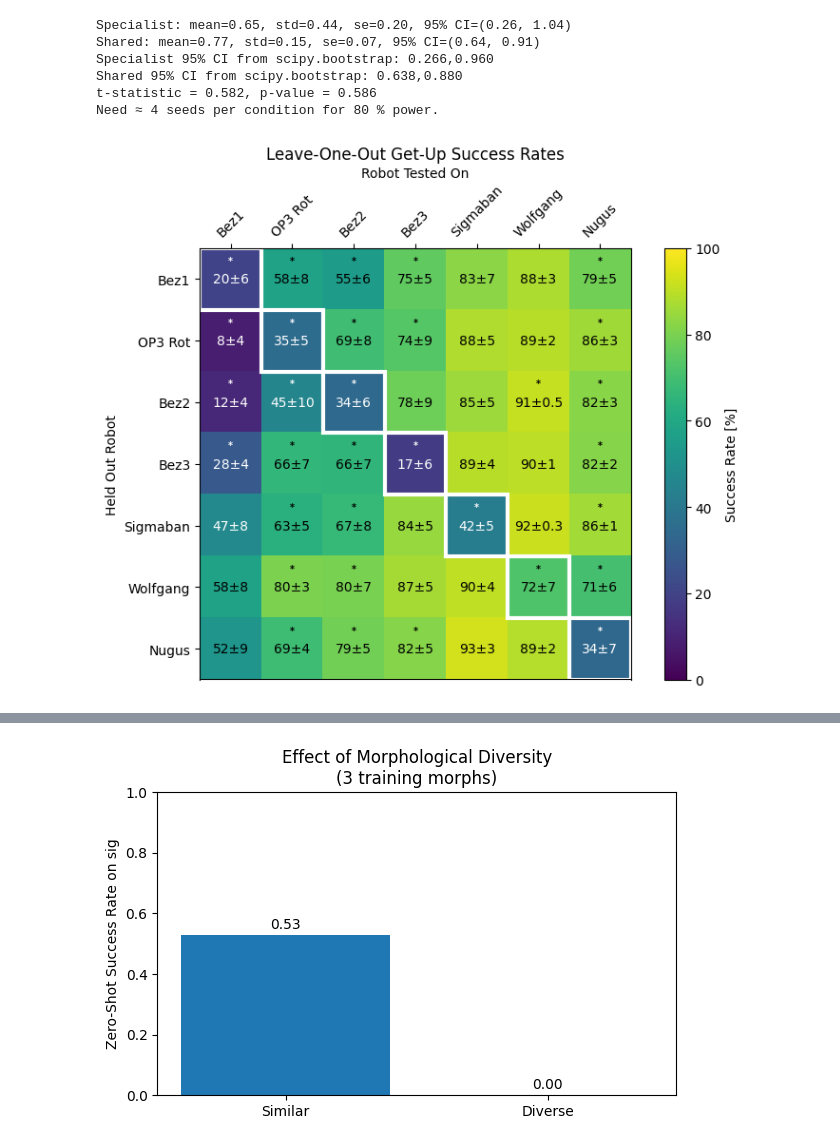
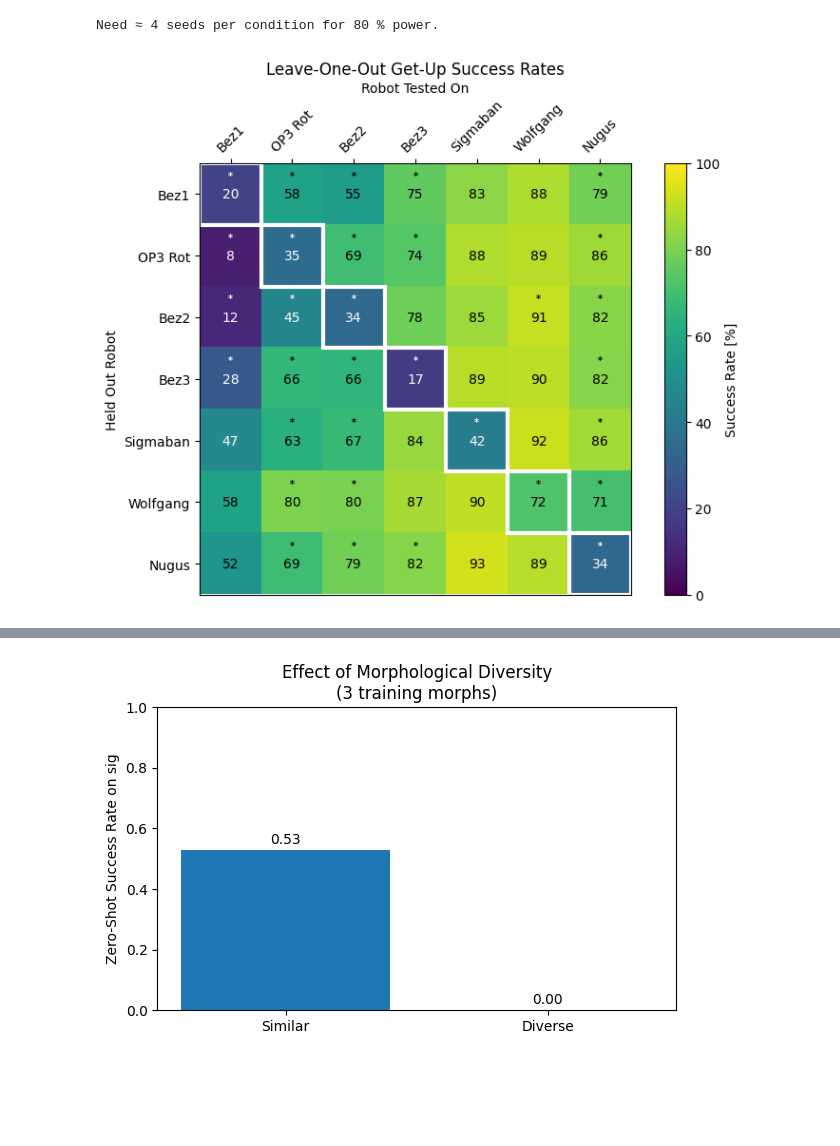
Before and after one commit to utra-robosoccer/unified-humanoid-getup, a Jupyter notebook: frasa_env/plots.ipynb, the cells around one changed output, grey strips where cells are left out. Drawn from its saved outputs; the diff is of its cells as text; code cells hidden in the pictures; blank space fills up the shorter version.

```diff
--- a/frasa_env/plots.ipynb
+++ b/frasa_env/plots.ipynb
@@ -101,48 +101,6 @@ array([[20.1, 57.8, 55.1, 75.4, 82.7, 87.7, 78.7],
        [57.5, 80.3, 80. , 86.6, 90.4, 72.5, 70.7],
        [52. , 69.1, 78.8, 82. , 93. , 88.9, 33.7]])
 # %%
-from scipy import stats
-from scipy.stats import bootstrap
-
-returns_specialist = [0.38,
-0.97,
-0.00,
-0.95,
-0.96]
-returns_shared = [
-    0.92,
-0.90,
-0.66,
-0.82,
-0.57,
-
-]
-def compute_mean(data, name):
-    mean = np.mean(data)
-    std = np.std(data, ddof=1)            # sample standard deviation
-    n = len(data)
-    #sem = std / np.sqrt(n)
-    sem = stats.sem(data)   # standard error of the mean
-    # 95% confidence interval assuming normality:
-    res = bootstrap((returns_specialist,), np.mean, confidence_level=0.95, n_resamples=10000, method='BCa')
-    ci_low = res.confidence_interval.low
-    ci_high = res.confidence_interval.high
-    print(f"{name}: mean={mean:.3f}, std={std:.3f}, se={sem:.3f}, 95% CI=({ci_low:.3f}, {ci_high:.3f})")
-    return mean, std, sem, ci_low, ci_high
-
-compute_mean(returns_specialist, "Specialist")
-compute_mean(returns_shared, "Shared")
-
-res = bootstrap((returns_specialist,), np.mean, confidence_level=0.95, n_resamples=10000, method='BCa')
-print(f"Specialist 95% CI from scipy.bootstrap: {res.confidence_interval.low:.3f},{res.confidence_interval.high:.3f}")
-res = bootstrap((returns_shared,), np.mean, confidence_level=0.95, n_resamples=10000, method='BCa')
-print(f"Shared 95% CI from scipy.bootstrap: {res.confidence_interval.low:.3f},{res.confidence_interval.high:.3f}")
-
-
-
-t_stat, p_val = stats.ttest_ind(returns_shared, returns_specialist, equal_var=False)
-print(f"t-statistic = {t_stat:.3f}, p-value = {p_val:.3f}")
-
 
 # bootstrap-based power analysis
 from statsmodels.stats.power import TTestIndPower
@@ -157,11 +115,6 @@ n_per_group = analysis.solve_power(effect_size=effect_size,
 
 print(f"Need ≈ {np.ceil(n_per_group):.0f} seeds per condition for 80 % power.")
 # %% [output]
-Specialist: mean=0.65, std=0.44, se=0.20, 95% CI=(0.26, 1.04)
-Shared: mean=0.77, std=0.15, se=0.07, 95% CI=(0.64, 0.91)
-Specialist 95% CI from scipy.bootstrap: 0.266,0.960
-Shared 95% CI from scipy.bootstrap: 0.638,0.880
-t-statistic = 0.582, p-value = 0.586
 Need ≈ 4 seeds per condition for 80 % power.
 # %%
 
@@ -184,10 +137,10 @@ plt.setp(ax.get_xticklabels(), rotation=45, ha="center")
 for i in range(len(robots)):
     for j in range(len(robots)):
         if int(loo_data[i,j,2]) == 0:
-            ax.text(j, i, f"{loo_data[i,j,0]:.0f}±{loo_data[i,j,2]:.1f}", ha="center", va="center",
+            ax.text(j, i, f"{loo_data[i,j,0]:.0f}", ha="center", va="center",
                 color="w" if loo_data[i,j,0] < 50 else "black")#, fontsize=8)
         else:
-            ax.text(j, i, f"{loo_data[i,j,0]:.0f}±{loo_data[i,j,2]:.0f}", ha="center", va="center",
+            ax.text(j, i, f"{loo_data[i,j,0]:.0f}", ha="center", va="center",
                     color="w" if loo_data[i,j,0] < 50 else "black")#, fontsize=8)
 
 
@@ -195,39 +148,39 @@ for i in range(len(robots)):
     for j in range(len(robots)):
         p_val = loo_data[i,j,-1]
         star = p_to_star(p_val)
         # We determine the vertical offset so that it sits above the "mean±sem" line.
         # Using va='bottom' will anchor the bottom of the star text at (j, i + offset).
         # Here 0.3 is an empirically chosen offset; adjust if needed.
         ax.text(
             j, i - 0.225,  # x = column, y = row + offset
             star,
             ha="center", va="bottom",
             color="black" if loo_data[i, j, 0] >= 50 else "white",
             fontsize=7,
             fontweight='bold'
         )
 
 # ─── Draw a thick white border on diagonal (zero-shot) cells ───
 for i in range(len(robots)):
     rect = plt.Rectangle((i - 0.5, i - 0.5), 1, 1,
                          fill=False,
                          edgecolor='white',
                          linewidth=3)
     ax.add_patch(rect)
 # Labels and colorbar
 ax.set_xlabel("Robot Tested On")
 ax.set_ylabel("Held Out Robot")
 ax.set_title("Leave-One-Out Get-Up Success Rates")
 fig.colorbar(cax, label="Success Rate [%]")
 plt.tight_layout()
 plt.show()
-fig.savefig(
-    'heatmap3.png',
-    dpi=600,
-    bbox_inches='tight'
-)
+# fig.savefig(
+#     'heatmap3.png',
+#     dpi=600,
+#     bbox_inches='tight'
+# )
 # %% [output]
-[figure, old version]
+[figure, new version]
 # %%
 special_data[:,0]
 loo_data[-2,:,0]
```
Also changed, not shown: parts of 7 cells of this notebook, 8 other files.
